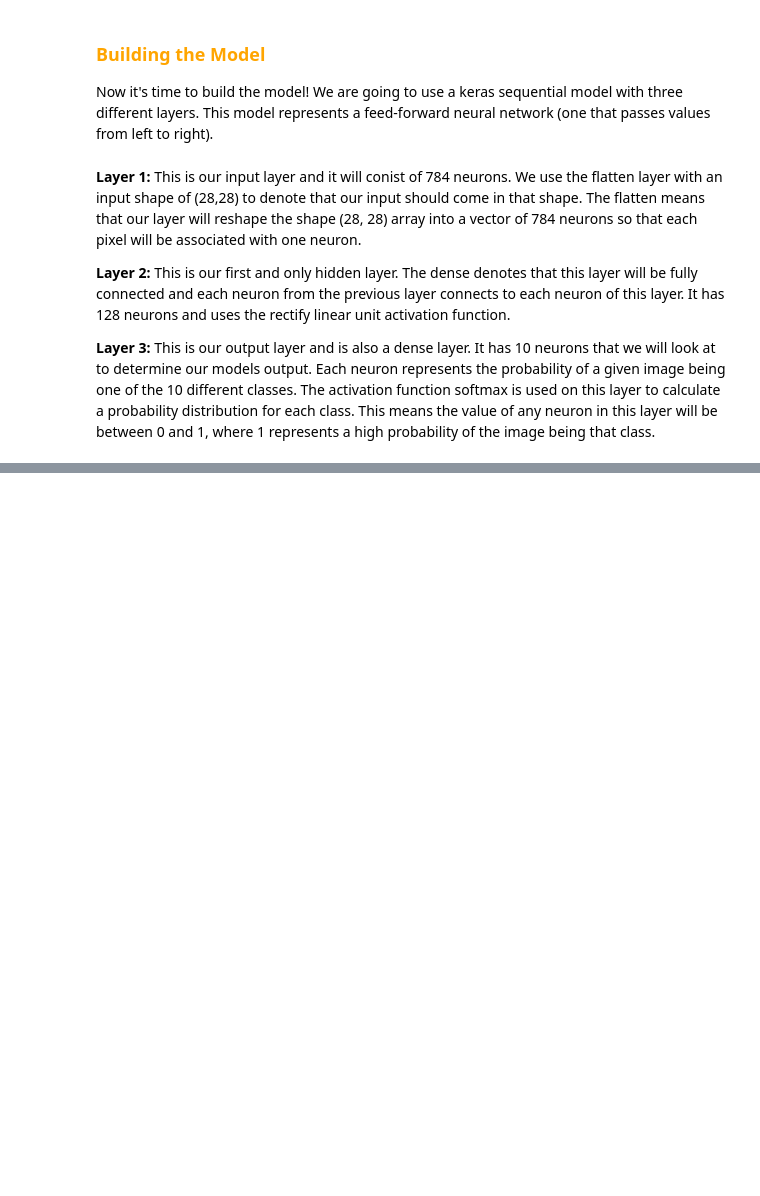
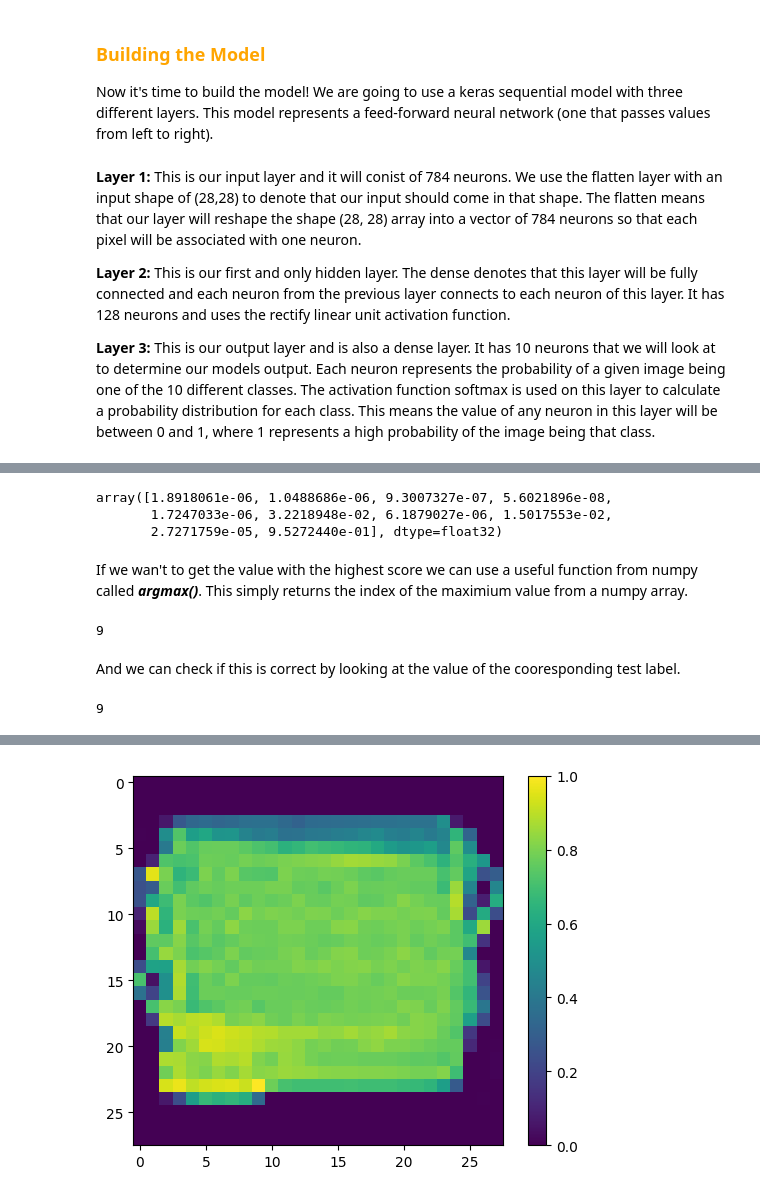
Before and after one commit to MatthewSoutherland/Machine_Learning, a Jupyter notebook: neural_networks.ipynb, the cells around one changed output, grey strips where cells are left out. Drawn from its saved outputs; the diff is of its cells as text; code cells hidden in the pictures; blank space fills up the shorter version.

```diff
--- a/neural_networks.ipynb
+++ b/neural_networks.ipynb
@@ -66,7 +66,7 @@ test_images = test_images / 255.0
 <h3 style='color:orange'>Building the Model</h3>
 <p>Now it's time to build the model! We are going to use a keras sequential model with three different layers. This model represents a feed-forward neural network (one that passes values from left to right). </p>
 # %%
-Model = keras.Sequential([
+mattsModel = keras.Sequential([
     keras.layers.Flatten(input_shape=(28, 28)), # input layer (1)
     keras.layers.Dense(128, activation='relu'), # hidden layer (2)
     keras.layers.Dense(10, activation='softmax') # output layer (3)
@@ -77,0 +81,4 @@ Model = keras.Sequential([
+# %%
+mattsModel.compile(optimizer='adam',
+              loss='sparse_categorical_crossentropy',
+              metrics=['accuracy'])
@@ -77,0 +87,2 @@ Model = keras.Sequential([
+# %%
+mattsModel.fit(train_images, train_labels, epochs=6) # We pass the data, labels and epochs and watch the magic!
@@ -77,0 +123,27 @@ Model = keras.Sequential([
+# %%
+predictions[0]
+# %% [output]
+array([1.8918061e-06, 1.0488686e-06, 9.3007327e-07, 5.6021896e-08,
+       1.7247033e-06, 3.2218948e-02, 6.1879027e-06, 1.5017553e-02,
+       2.7271759e-05, 9.5272440e-01], dtype=float32)
+# %% [markdown]
+<p>If we wan't to get the value with the highest score we can use a useful function from numpy called <b><i>argmax()</i></b>. This simply returns the index of the maximium value from a numpy array.</p>
+# %%
+np.argmax(predictions[0])
+# %% [output]
+9
+# %% [markdown]
+<p>And we can check if this is correct by looking at the value of the cooresponding test label.</p>
+# %%
+test_labels[0]
+# %% [output]
+9
+# %%
+num = 134
+predictions = mattsModel.predict(test_images)
+print(class_names[np.argmax(predictions[num])])
+plt.figure()
+plt.imshow(test_images[num])
+plt.colorbar()
+plt.show()
+# %% [output]
@@ -77,0 +152 @@ Model = keras.Sequential([
+[figure, added]
```
Also changed, not shown: parts of 10 cells of this notebook.
